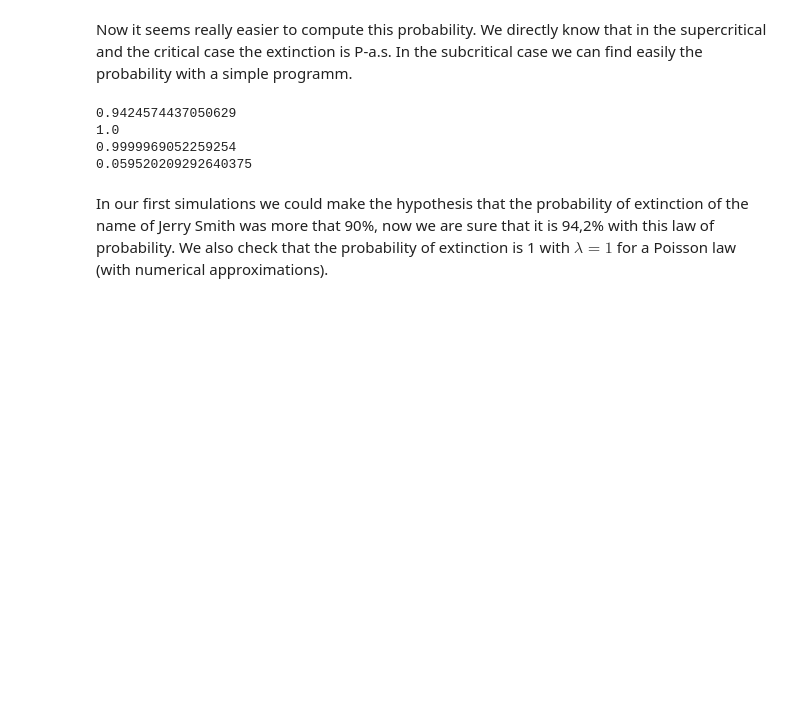
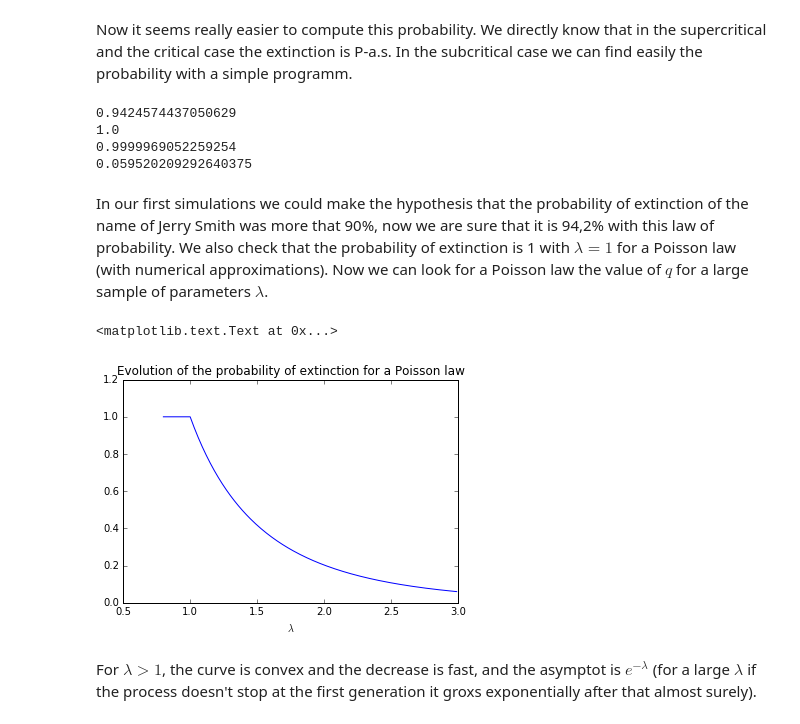
Before and after one commit to DBaudry/Galton-Watson, a Jupyter notebook: Galton_Watson_process.ipynb, the cells around one changed output. Saved outputs shown, nothing was run; the diff lists cells and outputs as text; code cells hidden in the pictures; blank space fills up the shorter version.

Commit message:
Completing the probability of extinction part

```diff
--- a/Galton_Watson_process.ipynb
+++ b/Galton_Watson_process.ipynb
@@ -390,4 +390,20 @@ print(op.fixed_point(g_p2,x0=0))
 0.9999969052259254
 0.059520209292640375
 # %% [markdown]
-In our first simulations we could make the hypothesis that the probability of extinction of the name of Jerry Smith was more that 90%, now we are sure that it is 94,2% with this law of probability. We also check that the probability of extinction is 1 with $\lambda =1$ for a Poisson law (with numerical approximations).
+In our first simulations we could make the hypothesis that the probability of extinction of the name of Jerry Smith was more that 90%, now we are sure that it is 94,2% with this law of probability. We also check that the probability of extinction is 1 with $\lambda =1$ for a Poisson law (with numerical approximations). Now we can look for a Poisson law the value of $q$ for a large sample of parameters $\lambda$.
+# %%
+FP=[]
+lamb=np.arange(0.8,3.0,0.01)
+for x in lamb:
+    def gp(t):
+        return(g_poisson(t,x))
+    FP.append(op.fixed_point(gp,x0=0))
+
+plt.plot(lamb,FP)
+plt.xlabel('$\lambda$')
+plt.title('Evolution of the probability of extinction for a Poisson law')
+# %% [output]
+<matplotlib.text.Text at 0x...>
+[figure, added]
+# %% [markdown]
+For $\lambda>1$, the curve is convex and the decrease is fast, and the asymptot is $e^{-\lambda}$ (for a large $\lambda$ if the process doesn't stop at the first generation it groxs exponentially after that almost surely).
```
Also changed, not shown: parts of 6 cells of this notebook.
